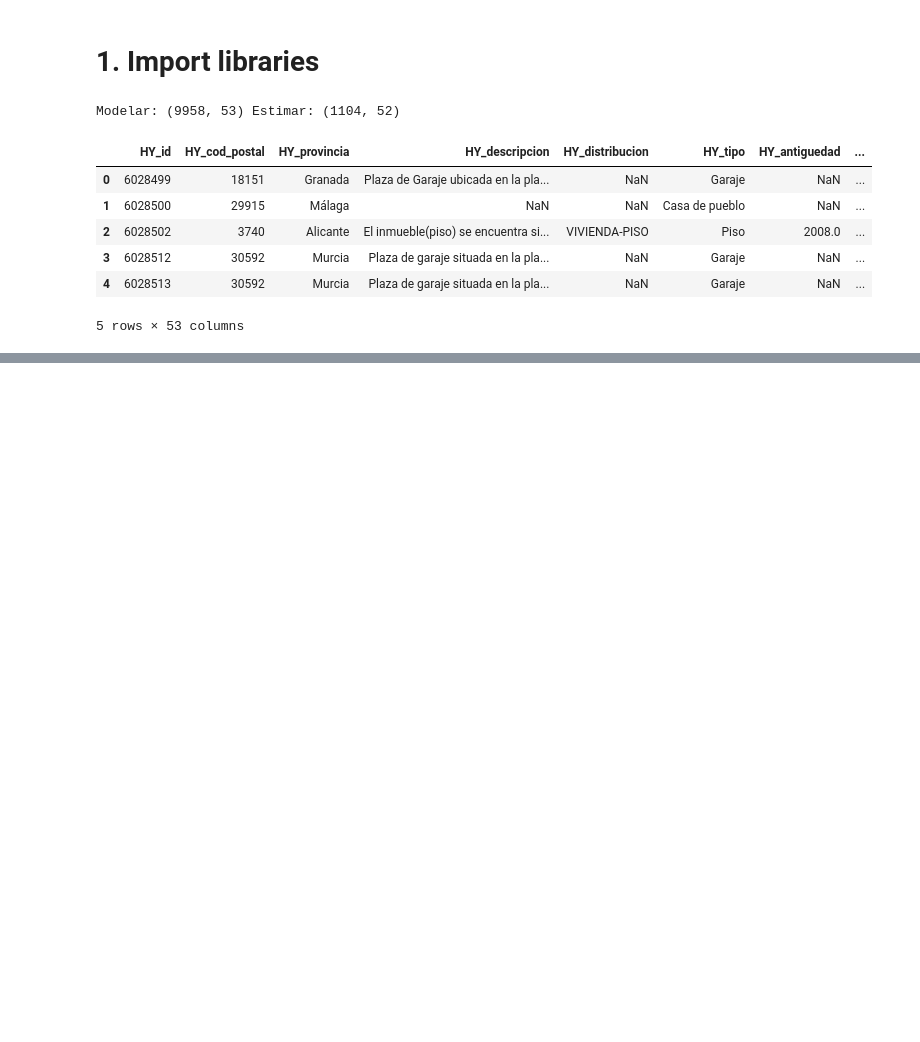
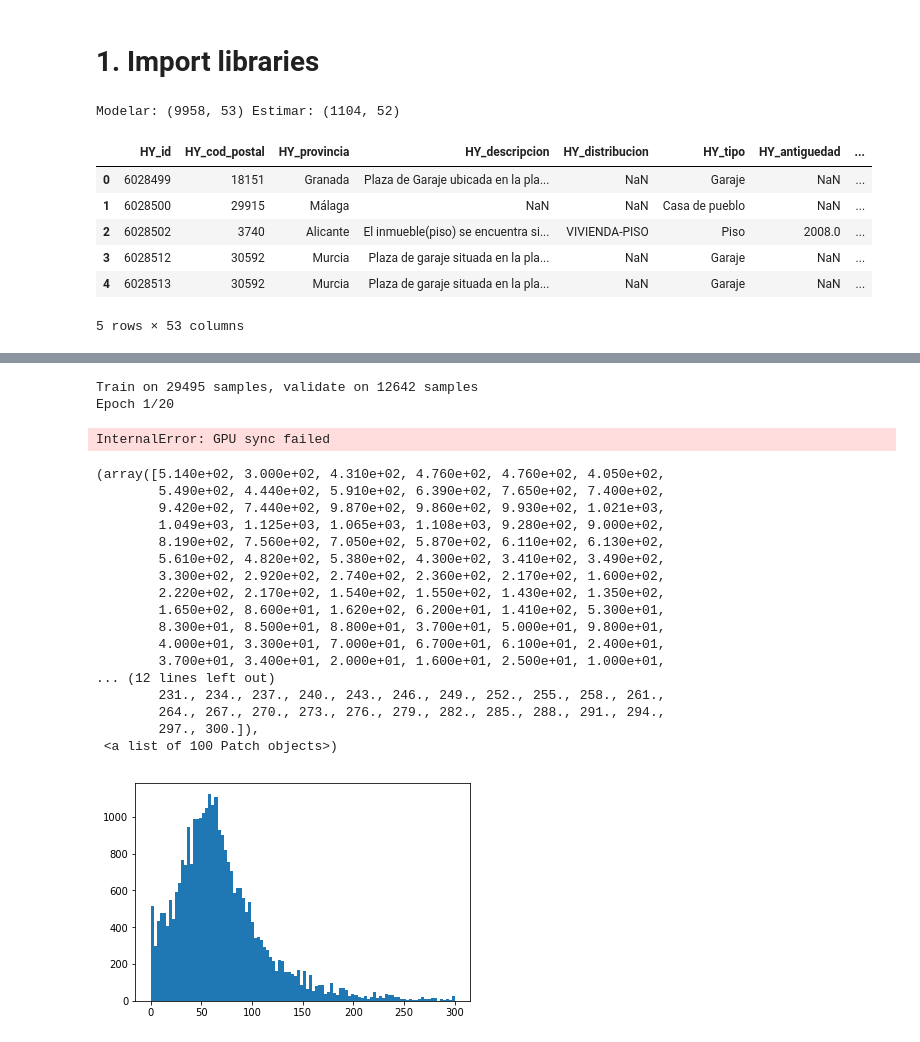
Before and after one commit to RohitUttam/UniversityHack2019, a Jupyter notebook: Expl_ini_images.ipynb, the cells around one changed output, grey strips where cells are left out. Cells and saved outputs as stored; diff of their text form; code cells hidden in the pictures; blank space fills up the shorter version.

Commit message:
First CNN tests

```diff
--- a/Expl_ini_images.ipynb
+++ b/Expl_ini_images.ipynb
@@ -173,0 +300,47 @@ cv2.imshow('res2',res2)
+# %%
+def train(nnmodel, batch, epochs, train_XY, validation_XY, test_XY):
+
+    start = time.time()
+    history = nnmodel.fit(train_XY[0], train_XY[1], batch_size=batch, epochs=epochs, verbose=1, validation_data=validation_XY)
+    end = time.time()
+
+    loss, acc = nnmodel.evaluate(test_XY[0], test_XY[1], verbose=0)
+    print('Test loss:', loss)
+    print('Test accuracy:', acc)
+
+    plot_model_history(history)
+    print("Training MLP took " + str(end - start) + " seconds")
+# %%
+from sklearn.model_selection import train_test_split
+
+t_X, val_X, t_y, val_y = train_test_split(train_X,train_Y,train_size=0.70, random_state=0)
+# %%
+import time
+train(model,100,20,(t_X,t_y),(val_X,val_y),(val_X,val_y))
+# %% [output]
+Train on 29495 samples, validate on 12642 samples
+Epoch 1/20
+InternalError: GPU sync failed
+# %%
+rounded_ty=[round(i) for i in t_y]
+# %%
+plt.hist(rounded_ty,bins=100)
+# %% [output]
+(array([5.140e+02, 3.000e+02, 4.310e+02, 4.760e+02, 4.760e+02, 4.050e+02,
+        5.490e+02, 4.440e+02, 5.910e+02, 6.390e+02, 7.650e+02, 7.400e+02,
+        9.420e+02, 7.440e+02, 9.870e+02, 9.860e+02, 9.930e+02, 1.021e+03,
+        1.049e+03, 1.125e+03, 1.065e+03, 1.108e+03, 9.280e+02, 9.000e+02,
+        8.190e+02, 7.560e+02, 7.050e+02, 5.870e+02, 6.110e+02, 6.130e+02,
+        5.610e+02, 4.820e+02, 5.380e+02, 4.300e+02, 3.410e+02, 3.490e+02,
+        3.300e+02, 2.920e+02, 2.740e+02, 2.360e+02, 2.170e+02, 1.600e+02,
+        2.220e+02, 2.170e+02, 1.540e+02, 1.550e+02, 1.430e+02, 1.350e+02,
+        1.650e+02, 8.600e+01, 1.620e+02, 6.200e+01, 1.410e+02, 5.300e+01,
+        8.300e+01, 8.500e+01, 8.800e+01, 3.700e+01, 5.000e+01, 9.800e+01,
+        4.000e+01, 3.300e+01, 7.000e+01, 6.700e+01, 6.100e+01, 2.400e+01,
+        3.700e+01, 3.400e+01, 2.000e+01, 1.600e+01, 2.500e+01, 1.000e+01,
+... (12 lines left out)
+        231., 234., 237., 240., 243., 246., 249., 252., 255., 258., 261.,
+        264., 267., 270., 273., 276., 279., 282., 285., 288., 291., 294.,
+        297., 300.]),
+ <a list of 100 Patch objects>)
+[figure, added]
```
Also changed, not shown: parts of 22 cells of this notebook.
